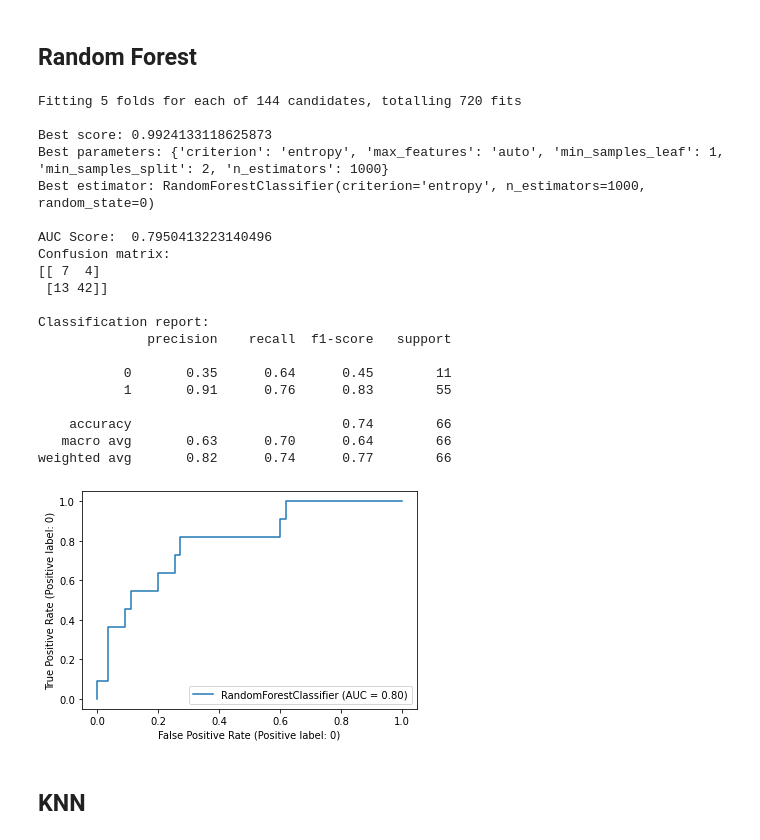
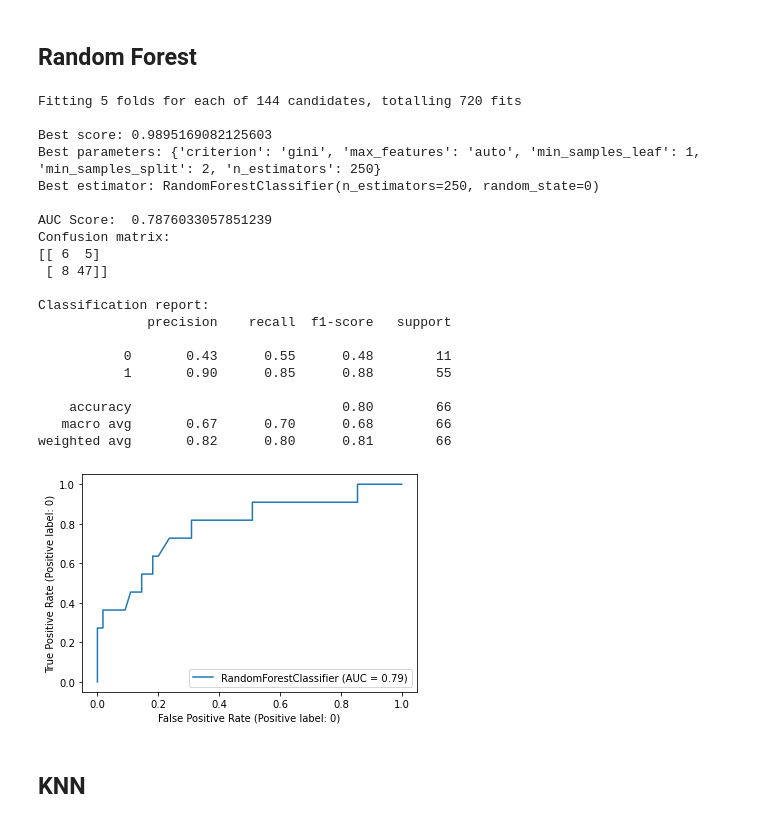
Before and after one commit to Ca-moes/AC, a Jupyter notebook: prediction.ipynb, the cells around one changed output. Drawn from its saved outputs; the diff is of its cells as text; code cells hidden in the pictures.

```diff
--- a/prediction.ipynb
+++ b/prediction.ipynb
@@ -33,8 +36,10 @@ features = list(train_data.columns)
 features.remove('status')
 features.remove('loan_id')
 
+label = 'status'
+
 x = train_data[features]
-y = train_data['status']
+y = train_data[label]
 # %% [markdown]
 ## Train Test Split
 # %%
@@ -134,35 +152,35 @@ weighted avg       0.83      0.77      0.79        66
 # %%
 model = RandomForestClassifier(random_state=0)
 
-parameter_grid = {'n_estimators': [1000, 1500, 1800, 2000],
+parameter_grid = {'n_estimators': [100, 150, 200, 250],
                   'criterion': ['gini', 'entropy'],
                   'min_samples_split': [2, 5, 10],
                   'min_samples_leaf': [1, 2, 4],
                   'max_features': ['auto', None]}
 
 rf = grid_search(model, parameter_grid)
 # %% [output]
 Fitting 5 folds for each of 144 candidates, totalling 720 fits
 
-Best score: 0.9924133118625873
-Best parameters: {'criterion': 'entropy', 'max_features': 'auto', 'min_samples_leaf': 1, 'min_samples_split': 2, 'n_estimators': 1000}
-Best estimator: RandomForestClassifier(criterion='entropy', n_estimators=1000, random_state=0)
+Best score: 0.9895169082125603
+Best parameters: {'criterion': 'gini', 'max_features': 'auto', 'min_samples_leaf': 1, 'min_samples_split': 2, 'n_estimators': 250}
+Best estimator: RandomForestClassifier(n_estimators=250, random_state=0)
 
-AUC Score:  0.7950413223140496
+AUC Score:  0.7876033057851239
 Confusion matrix:
-[[ 7  4]
- [13 42]]
+[[ 6  5]
+ [ 8 47]]
 
 Classification report:
               precision    recall  f1-score   support
 
-           0       0.35      0.64      0.45        11
-           1       0.91      0.76      0.83        55
+           0       0.43      0.55      0.48        11
+           1       0.90      0.85      0.88        55
 
-    accuracy                           0.74        66
-   macro avg       0.63      0.70      0.64        66
-weighted avg       0.82      0.74      0.77        66
+    accuracy                           0.80        66
+   macro avg       0.67      0.70      0.68        66
+weighted avg       0.82      0.80      0.81        66
-[figure, old version]
+[figure, new version]
 # %% [markdown]
 ## KNN
 # %%
```
Also changed, not shown: parts of 13 cells of this notebook, 9 other files.
